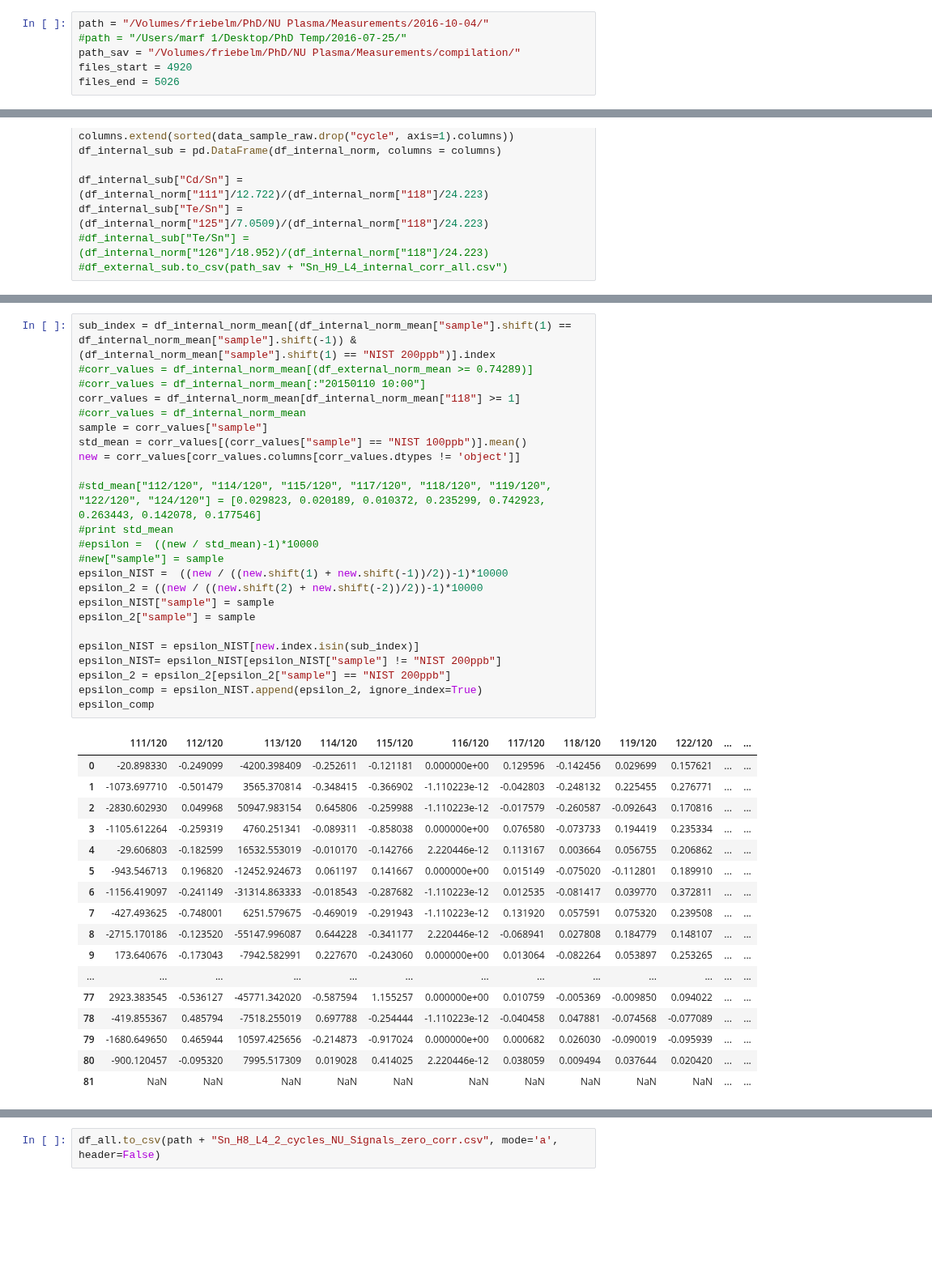
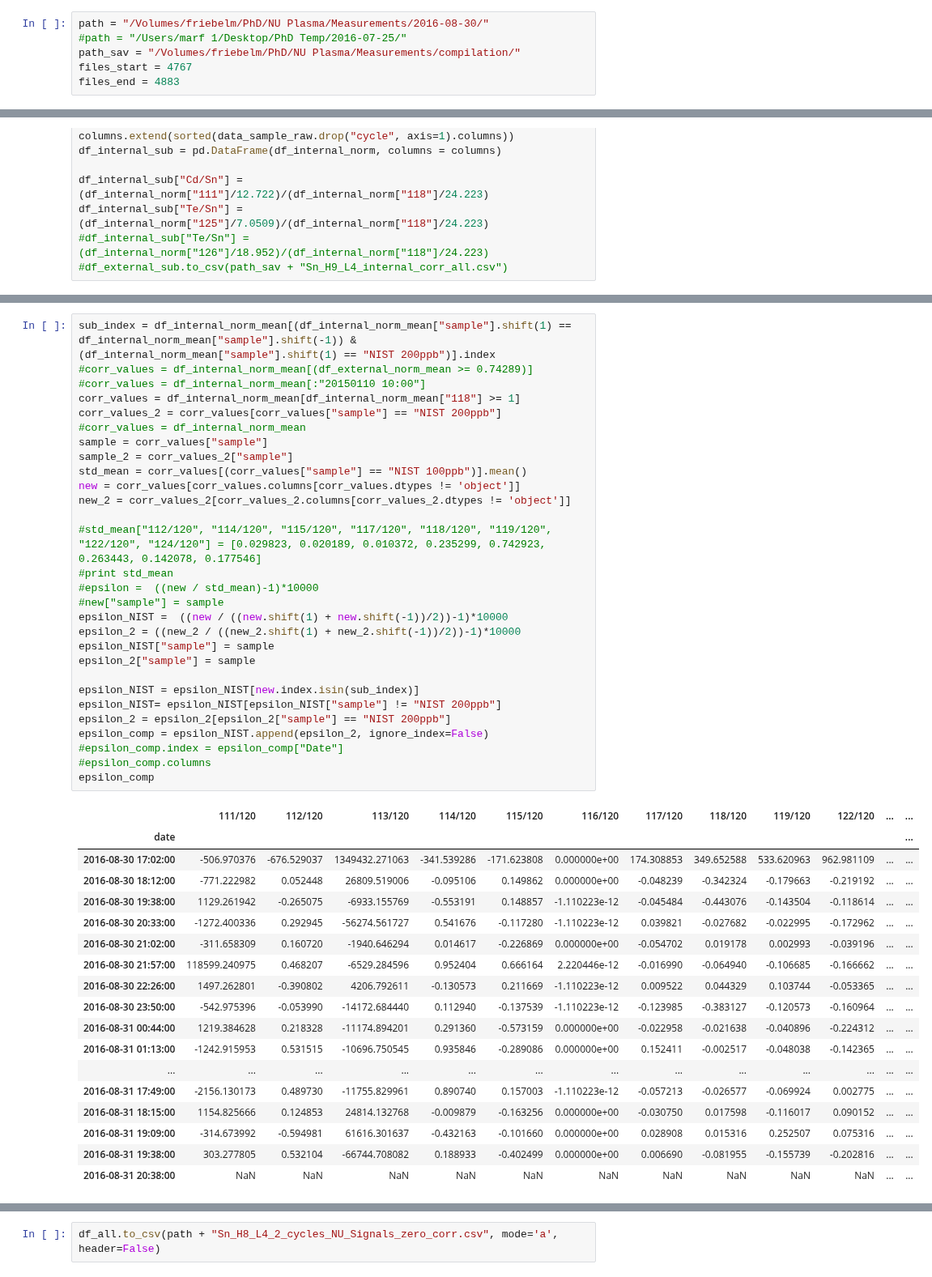
Before and after one commit to Marfster/NU_Plasma, a Jupyter notebook: Nu Plasma Evaluation - internal norm.ipynb, the cells around one changed output, grey strips where cells are left out. Shown at 81% size. Drawn from its saved outputs; the diff is of its cells as text; blank space fills up the shorter version.

```diff
--- a/Nu Plasma Evaluation - internal norm.ipynb
+++ b/Nu Plasma Evaluation - internal norm.ipynb
@@ -15,11 +15,11 @@ import pylab as plt
 from scipy import stats
 #%pylab inline
 # %%
-path = "/Volumes/friebelm/PhD/NU Plasma/Measurements/2016-10-04/"
+path = "/Volumes/friebelm/PhD/NU Plasma/Measurements/2016-08-30/"
 #path = "/Users/marf 1/Desktop/PhD Temp/2016-07-25/"
 path_sav = "/Volumes/friebelm/PhD/NU Plasma/Measurements/compilation/"
-files_start = 4920
-files_end = 5026
+files_start = 4767
+files_end = 4883
 # %%
 # cup configuration
 #cup_config = cycle_Sb
@@ -327,42 +320,48 @@ plt.show()
 # %%
 sub_index = df_internal_norm_mean[(df_internal_norm_mean["sample"].shift(1) == df_internal_norm_mean["sample"].shift(-1)) & (df_internal_norm_mean["sample"].shift(1) == "NIST 200ppb")].index
 #corr_values = df_internal_norm_mean[(df_external_norm_mean >= 0.74289)]
 #corr_values = df_internal_norm_mean[:"20150110 10:00"]
 corr_values = df_internal_norm_mean[df_internal_norm_mean["118"] >= 1]
+corr_values_2 = corr_values[corr_values["sample"] == "NIST 200ppb"]
 #corr_values = df_internal_norm_mean
 sample = corr_values["sample"]
+sample_2 = corr_values_2["sample"]
 std_mean = corr_values[(corr_values["sample"] == "NIST 100ppb")].mean()
 new = corr_values[corr_values.columns[corr_values.dtypes != 'object']]
+new_2 = corr_values_2[corr_values_2.columns[corr_values_2.dtypes != 'object']]
 
 #std_mean["112/120", "114/120", "115/120", "117/120", "118/120", "119/120", "122/120", "124/120"] = [0.029823, 0.020189, 0.010372, 0.235299, 0.742923, 0.263443, 0.142078, 0.177546]
 #print std_mean
 #epsilon =  ((new / std_mean)-1)*10000
 #new["sample"] = sample
 epsilon_NIST =  ((new / ((new.shift(1) + new.shift(-1))/2))-1)*10000
-epsilon_2 = ((new / ((new.shift(2) + new.shift(-2))/2))-1)*10000
+epsilon_2 = ((new_2 / ((new_2.shift(1) + new_2.shift(-1))/2))-1)*10000
 epsilon_NIST["sample"] = sample
 epsilon_2["sample"] = sample
 
 epsilon_NIST = epsilon_NIST[new.index.isin(sub_index)]
 epsilon_NIST= epsilon_NIST[epsilon_NIST["sample"] != "NIST 200ppb"]
 epsilon_2 = epsilon_2[epsilon_2["sample"] == "NIST 200ppb"]
-epsilon_comp = epsilon_NIST.append(epsilon_2, ignore_index=True)
+epsilon_comp = epsilon_NIST.append(epsilon_2, ignore_index=False)
+#epsilon_comp.index = epsilon_comp["Date"]
+#epsilon_comp.columns
 epsilon_comp
 # %% [output]
 |  | 111/120 | 112/120 | 113/120 | 114/120 | 115/120 | 116/120 | 117/120 | 118/120 | 119/120 | 122/120 | ... | ... |
-| 0 | -20.898330 | -0.249099 | -4200.398409 | -0.252611 | -0.121181 | 0.000000e+00 | 0.129596 | -0.142456 | 0.029699 | 0.157621 | ... | ... |
-| 1 | -1073.697710 | -0.501479 | 3565.370814 | -0.348415 | -0.366902 | -1.110223e-12 | -0.042803 | -0.248132 | 0.225455 | 0.276771 | ... | ... |
-| 2 | -2830.602930 | 0.049968 | 50947.983154 | 0.645806 | -0.259988 | -1.110223e-12 | -0.017579 | -0.260587 | -0.092643 | 0.170816 | ... | ... |
-| 3 | -1105.612264 | -0.259319 | 4760.251341 | -0.089311 | -0.858038 | 0.000000e+00 | 0.076580 | -0.073733 | 0.194419 | 0.235334 | ... | ... |
-| 4 | -29.606803 | -0.182599 | 16532.553019 | -0.010170 | -0.142766 | 2.220446e-12 | 0.113167 | 0.003664 | 0.056755 | 0.206862 | ... | ... |
-| 5 | -943.546713 | 0.196820 | -12452.924673 | 0.061197 | 0.141667 | 0.000000e+00 | 0.015149 | -0.075020 | -0.112801 | 0.189910 | ... | ... |
-| 6 | -1156.419097 | -0.241149 | -31314.863333 | -0.018543 | -0.287682 | -1.110223e-12 | 0.012535 | -0.081417 | 0.039770 | 0.372811 | ... | ... |
-| 7 | -427.493625 | -0.748001 | 6251.579675 | -0.469019 | -0.291943 | -1.110223e-12 | 0.131920 | 0.057591 | 0.075320 | 0.239508 | ... | ... |
-| 8 | -2715.170186 | -0.123520 | -55147.996087 | 0.644228 | -0.341177 | 2.220446e-12 | -0.068941 | 0.027808 | 0.184779 | 0.148107 | ... | ... |
-| 9 | 173.640676 | -0.173043 | -7942.582991 | 0.227670 | -0.243060 | 0.000000e+00 | 0.013064 | -0.082264 | 0.053897 | 0.253265 | ... | ... |
+| date |  |  |  |  |  |  |  |  |  |  |  | ... |
+| 2016-08-30 17:02:00 | -506.970376 | -676.529037 | 1349432.271063 | -341.539286 | -171.623808 | 0.000000e+00 | 174.308853 | 349.652588 | 533.620963 | 962.981109 | ... | ... |
+| 2016-08-30 18:12:00 | -771.222982 | 0.052448 | 26809.519006 | -0.095106 | 0.149862 | 0.000000e+00 | -0.048239 | -0.342324 | -0.179663 | -0.219192 | ... | ... |
+| 2016-08-30 19:38:00 | 1129.261942 | -0.265075 | -6933.155769 | -0.553191 | 0.148857 | -1.110223e-12 | -0.045484 | -0.443076 | -0.143504 | -0.118614 | ... | ... |
+| 2016-08-30 20:33:00 | -1272.400336 | 0.292945 | -56274.561727 | 0.541676 | -0.117280 | -1.110223e-12 | 0.039821 | -0.027682 | -0.022995 | -0.172962 | ... | ... |
+| 2016-08-30 21:02:00 | -311.658309 | 0.160720 | -1940.646294 | 0.014617 | -0.226869 | 0.000000e+00 | -0.054702 | 0.019178 | 0.002993 | -0.039196 | ... | ... |
+| 2016-08-30 21:57:00 | 118599.240975 | 0.468207 | -6529.284596 | 0.952404 | 0.666164 | 2.220446e-12 | -0.016990 | -0.064940 | -0.106685 | -0.166662 | ... | ... |
+| 2016-08-30 22:26:00 | 1497.262801 | -0.390802 | 4206.792611 | -0.130573 | 0.211669 | -1.110223e-12 | 0.009522 | 0.044329 | 0.103744 | -0.053365 | ... | ... |
+| 2016-08-30 23:50:00 | -542.975396 | -0.053990 | -14172.684440 | 0.112940 | -0.137539 | -1.110223e-12 | -0.123985 | -0.383127 | -0.120573 | -0.160964 | ... | ... |
+| 2016-08-31 00:44:00 | 1219.384628 | 0.218328 | -11174.894201 | 0.291360 | -0.573159 | 0.000000e+00 | -0.022958 | -0.021638 | -0.040896 | -0.224312 | ... | ... |
+| 2016-08-31 01:13:00 | -1242.915953 | 0.531515 | -10696.750545 | 0.935846 | -0.289086 | 0.000000e+00 | 0.152411 | -0.002517 | -0.048038 | -0.142365 | ... | ... |
 | ... | ... | ... | ... | ... | ... | ... | ... | ... | ... | ... | ... | ... |
-| 77 | 2923.383545 | -0.536127 | -45771.342020 | -0.587594 | 1.155257 | 0.000000e+00 | 0.010759 | -0.005369 | -0.009850 | 0.094022 | ... | ... |
-| 78 | -419.855367 | 0.485794 | -7518.255019 | 0.697788 | -0.254444 | -1.110223e-12 | -0.040458 | 0.047881 | -0.074568 | -0.077089 | ... | ... |
-| 79 | -1680.649650 | 0.465944 | 10597.425656 | -0.214873 | -0.917024 | 0.000000e+00 | 0.000682 | 0.026030 | -0.090019 | -0.095939 | ... | ... |
-| 80 | -900.120457 | -0.095320 | 7995.517309 | 0.019028 | 0.414025 | 2.220446e-12 | 0.038059 | 0.009494 | 0.037644 | 0.020420 | ... | ... |
-| 81 | NaN | NaN | NaN | NaN | NaN | NaN | NaN | NaN | NaN | NaN | ... | ... |
+| 2016-08-31 17:49:00 | -2156.130173 | 0.489730 | -11755.829961 | 0.890740 | 0.157003 | -1.110223e-12 | -0.057213 | -0.026577 | -0.069924 | 0.002775 | ... | ... |
+| 2016-08-31 18:15:00 | 1154.825666 | 0.124853 | 24814.132768 | -0.009879 | -0.163256 | 0.000000e+00 | -0.030750 | 0.017598 | -0.116017 | 0.090152 | ... | ... |
+| 2016-08-31 19:09:00 | -314.673992 | -0.594981 | 61616.301637 | -0.432163 | -0.101660 | 0.000000e+00 | 0.028908 | 0.015316 | 0.252507 | 0.075316 | ... | ... |
+| 2016-08-31 19:38:00 | 303.277805 | 0.532104 | -66744.708082 | 0.188933 | -0.402499 | 0.000000e+00 | 0.006690 | -0.081955 | -0.155739 | -0.202816 | ... | ... |
+| 2016-08-31 20:38:00 | NaN | NaN | NaN | NaN | NaN | NaN | NaN | NaN | NaN | NaN | ... | ... |
```
Also changed, not shown: parts of 14 cells of this notebook, 1 other file.
